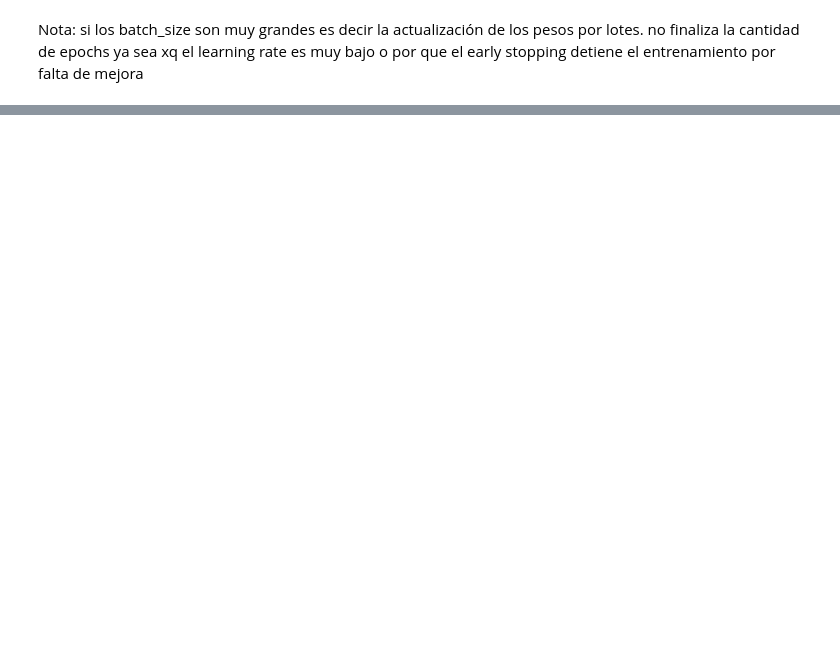
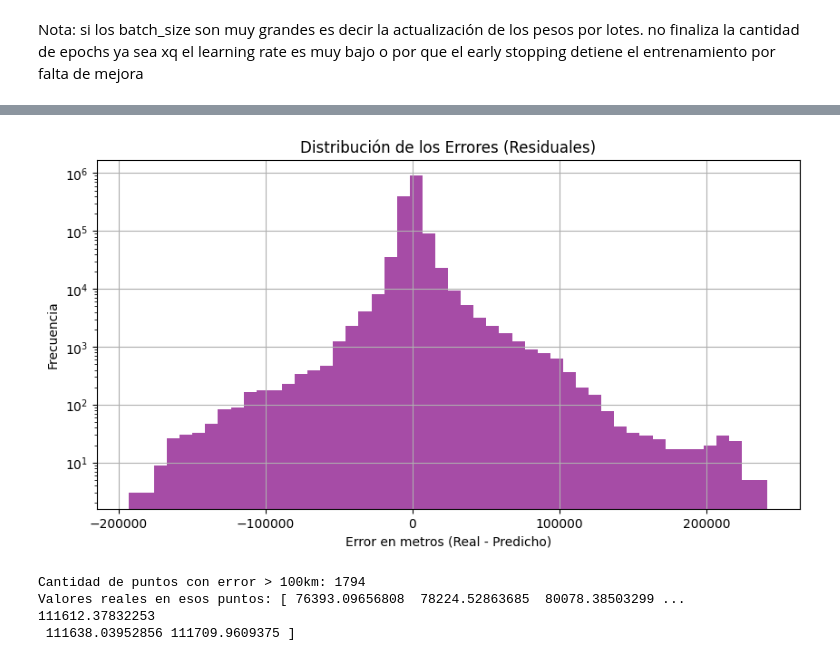
Before and after one commit to ValeFernando840/Ray-Tracing, a Jupyter notebook: Entrenamiento/03-Entrenamiento_Z.ipynb, the cells around one changed output, grey strips where cells are left out. Cells and saved outputs as stored; diff of their text form; code cells hidden in the pictures; blank space fills up the shorter version.

```diff
--- a/Entrenamiento/03-Entrenamiento_Z.ipynb
+++ b/Entrenamiento/03-Entrenamiento_Z.ipynb
@@ -275,0 +299,26 @@ for i in indices :
+# %%
+# Histogramas de Errores
+errors = (y_test_real-y_pred_real).flatten()
+plt.figure(figsize=(10,5))
+plt.hist(errors, bins = 50, color  = 'purple', alpha = 0.7, log= True)
+plt.title('Distribución de los Errores (Residuales)')
+plt.xlabel('Error en metros (Real - Predicho)')
+plt.ylabel('Frecuencia')
+plt.grid(True)
+plt.show()
+# %% [output]
+[figure, added]
+# %%
+# Calcular errores
+errors = (y_test_real - y_pred_real).flatten()
+
+# Buscar índices donde el error sea mayor a 100km (100,000 metros)
+indices_bad_data = np.where(np.abs(errors) > 100000)
+
+print(f"Cantidad de puntos con error > 100km: {len(indices_bad_data[0])}")
+# Ver los valores reales de esos puntos sospechosos
+print("Valores reales en esos puntos:", y_test_real.flatten()[indices_bad_data])
+# %% [output]
+Cantidad de puntos con error > 100km: 1794
+Valores reales en esos puntos: [ 76393.09656808  78224.52863685  80078.38503299 ... 111612.37832253
+ 111638.03952856 111709.9609375 ]
```
Also changed, not shown: parts of 11 cells of this notebook.
